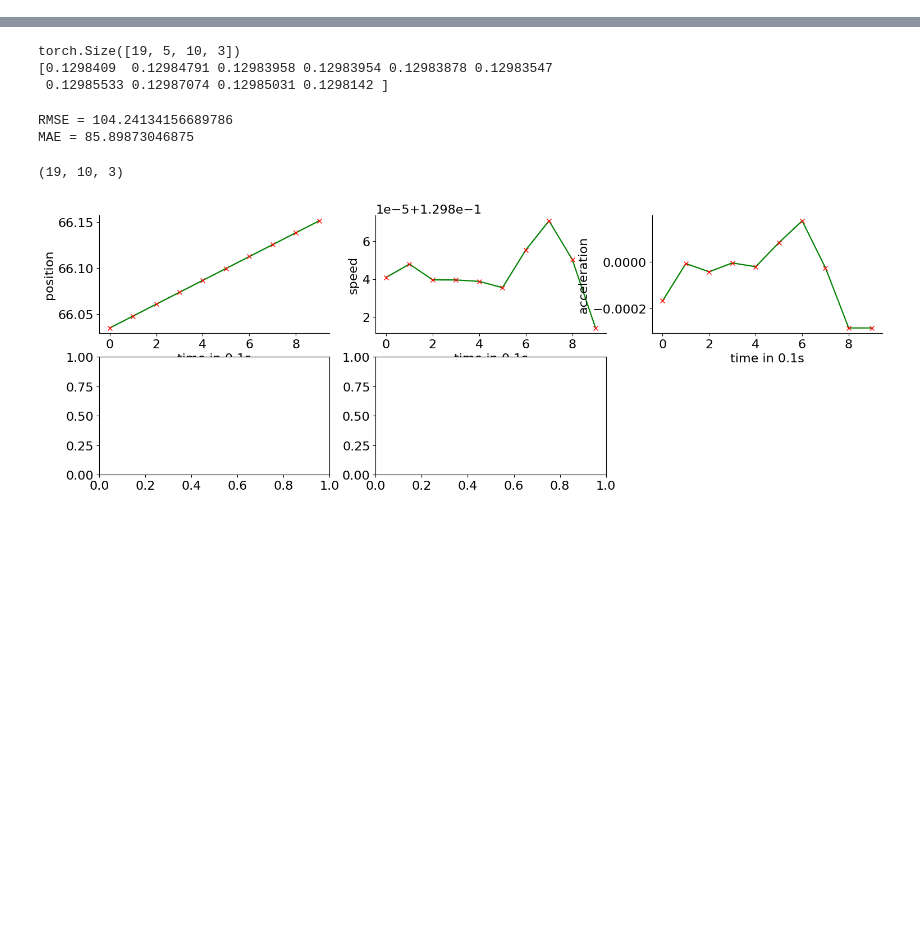
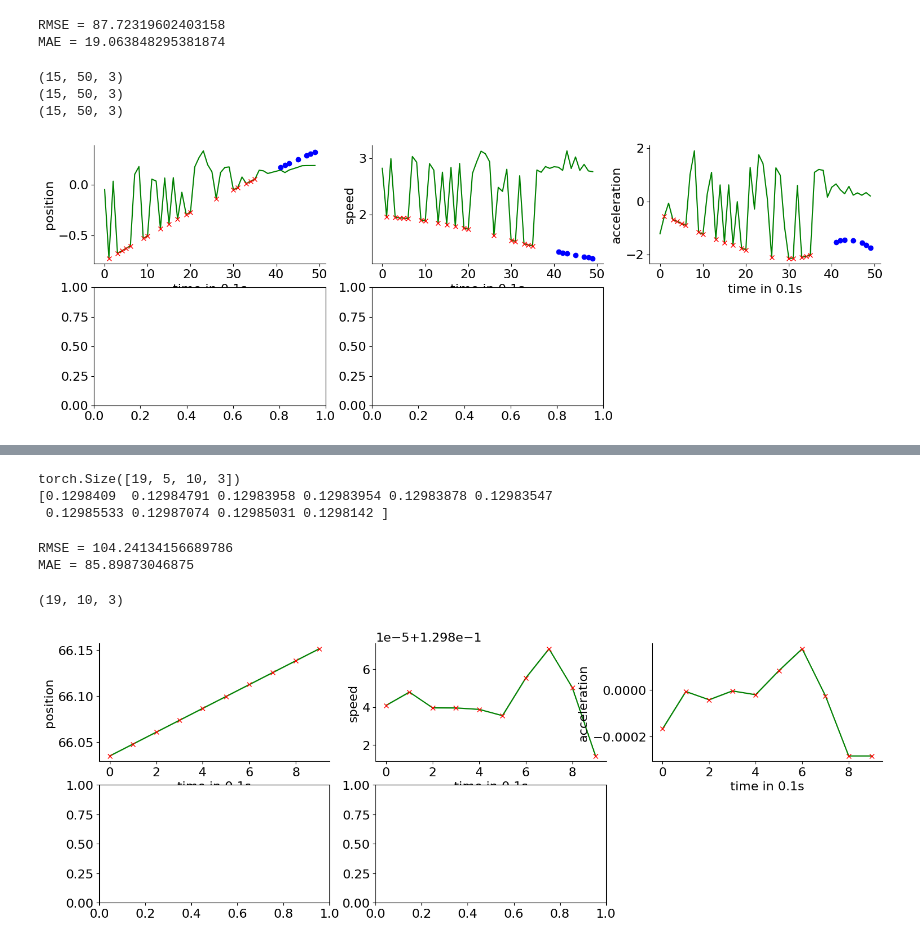
Before and after one commit to tompoek/CSDI, a Jupyter notebook: visualize_examples_trajectory.ipynb, the cells around one changed output, grey strips where cells are left out. Cells and saved outputs as stored; diff of their text form; code cells hidden in the pictures; blank space fills up the shorter version.

```diff
--- a/visualize_examples_trajectory.ipynb
+++ b/visualize_examples_trajectory.ipynb
@@ -13,0 +56,44 @@ def get_quantile(samples,q,dim=1):
+# %%
+print(f"RMSE = {RMSE}")
+print(f"MAE = {MAE}")
+# %% [output]
+RMSE = 87.72319602403158
+MAE = 19.063848295381874
+# %%
+print(all_target_np.shape)
+print(all_evalpoint_np.shape)
+print(all_given_np.shape)
+# %% [output]
+(15, 50, 3)
+(15, 50, 3)
+(15, 50, 3)
+# %%
+def visualize_trajectory(dataind, nrows=2, ncols=3):
+    plt.rcParams["font.size"] = 16
+    fig, axes = plt.subplots(nrows=nrows, ncols=ncols,figsize=(18.0, 6.0))
+    fig.delaxes(axes[-1][-1])
+
+    for k in range(K):
+        df = pd.DataFrame({"x":np.arange(0,L), "val":all_target_np[dataind,:,k], "y":all_evalpoint_np[dataind,:,k]})
+        df = df[df.y != 0]
+        df2 = pd.DataFrame({"x":np.arange(0,L), "val":all_target_np[dataind,:,k], "y":all_given_np[dataind,:,k]})
+        df2 = df2[df2.y != 0]
+        row = k // ncols
+        col = k % ncols
+        axes[row][col].plot(range(0,L), quantiles_imp[2][dataind,:,k], color = 'g',linestyle='solid',label='CSDI')
+        # axes[row][col].fill_between(range(0,L), quantiles_imp[1][dataind,:,k],quantiles_imp[3][dataind,:,k],
+        #                 color='g', alpha=0.3) # 1Q and 3Q
+        axes[row][col].plot(df.x,df.val, color = 'b',marker = 'o', linestyle='None')
+        axes[row][col].plot(df2.x,df2.val, color = 'r',marker = 'x', linestyle='None')
+        plt.setp(axes[row,col], xlabel='time in 0.1s')
+        if col == 0:
+            plt.setp(axes[row,col], ylabel='position')
+        elif col == 1:
+            plt.setp(axes[row,col], ylabel='speed')
+        elif col == 2:
+            plt.setp(axes[row,col], ylabel='acceleration')
+        axes[row,col].spines[['right', 'top']].set_visible(False)
+# %%
+visualize_trajectory(dataind=0) # change to visualize a different sample
+# %% [output]
+[figure, added]
```
Also changed, not shown: parts of 17 cells of this notebook, 2 other files.
